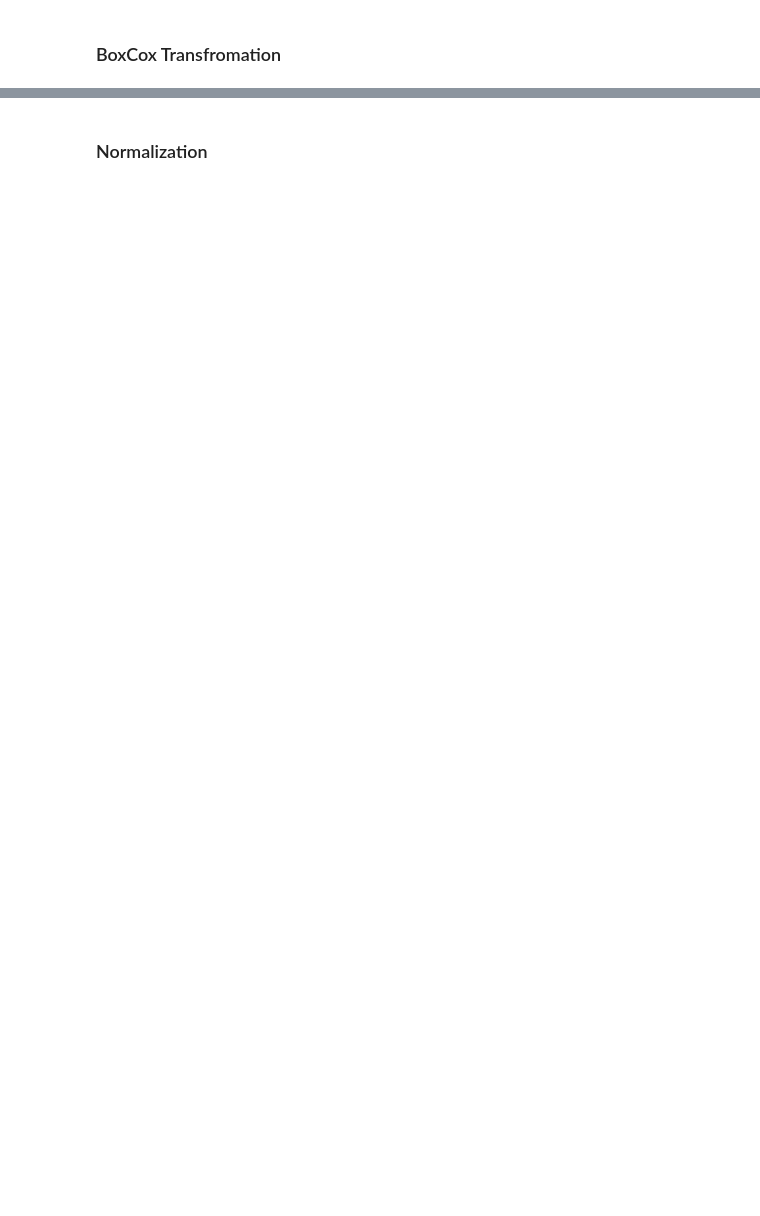
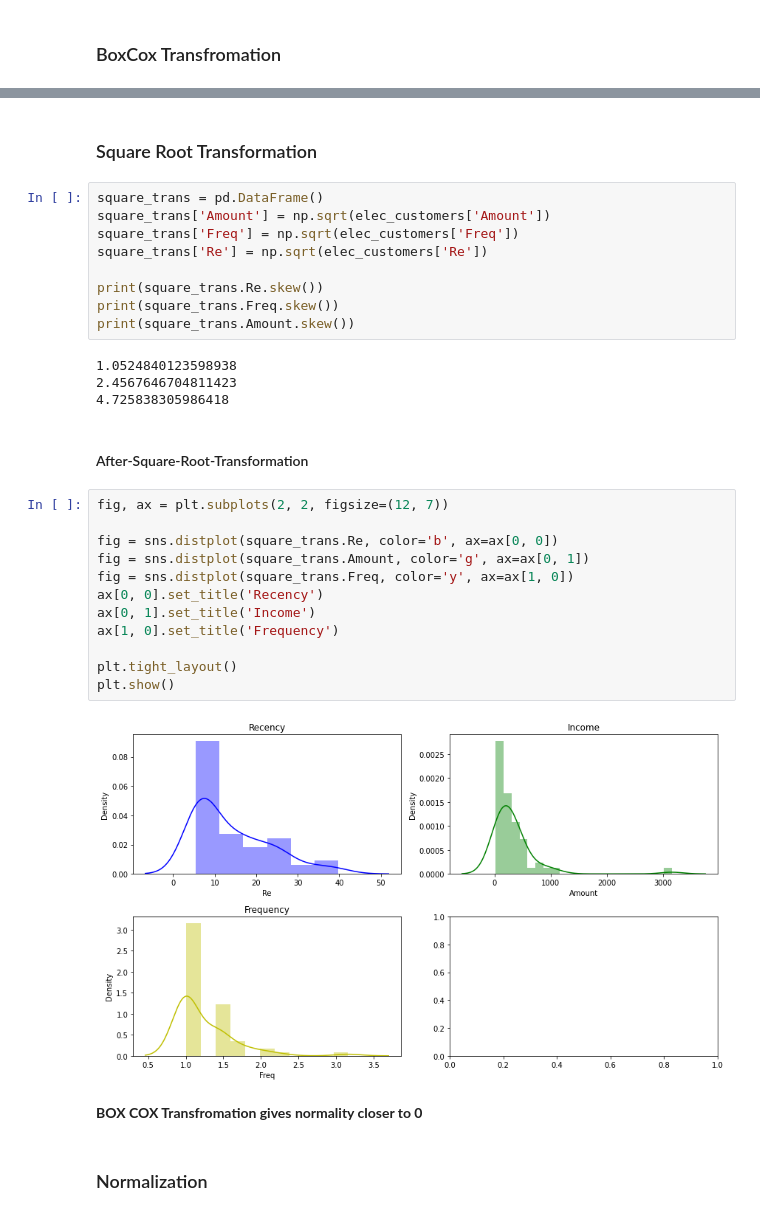
Before and after one commit to ProsperChuks/Business-Analytics, a Jupyter notebook: Electricity.ipynb, the cells around one changed output, grey strips where cells are left out. Drawn from its saved outputs; the diff is of its cells as text; blank space fills up the shorter version.

```diff
--- a/Electricity.ipynb
+++ b/Electricity.ipynb
@@ -161,6 +180,39 @@ plt.tight_layout()
 plt.show()
 # %% [output]
 [figure]
+# %% [markdown]
+### Square Root Transformation
+# %%
+square_trans = pd.DataFrame()
+square_trans['Amount'] = np.sqrt(elec_customers['Amount'])
+square_trans['Freq'] = np.sqrt(elec_customers['Freq'])
+square_trans['Re'] = np.sqrt(elec_customers['Re'])
+
+print(square_trans.Re.skew())
+print(square_trans.Freq.skew())
+print(square_trans.Amount.skew())
+# %% [output]
+1.0524840123598938
+2.4567646704811423
+4.725838305986418
+# %% [markdown]
+#### After-Square-Root-Transformation
+# %%
+fig, ax = plt.subplots(2, 2, figsize=(12, 7))
+
+fig = sns.distplot(square_trans.Re, color='b', ax=ax[0, 0])
+fig = sns.distplot(square_trans.Amount, color='g', ax=ax[0, 1])
+fig = sns.distplot(square_trans.Freq, color='y', ax=ax[1, 0])
+ax[0, 0].set_title('Recency')
+ax[0, 1].set_title('Income')
+ax[1, 0].set_title('Frequency')
+
+plt.tight_layout()
+plt.show()
+# %% [output]
+[figure, added]
+# %% [markdown]
+<b>BOX COX Transfromation gives normality closer to 0</b>
 # %% [markdown]
 ### Normalization
 # %%
```
Also changed, not shown: parts of 12 cells of this notebook.
